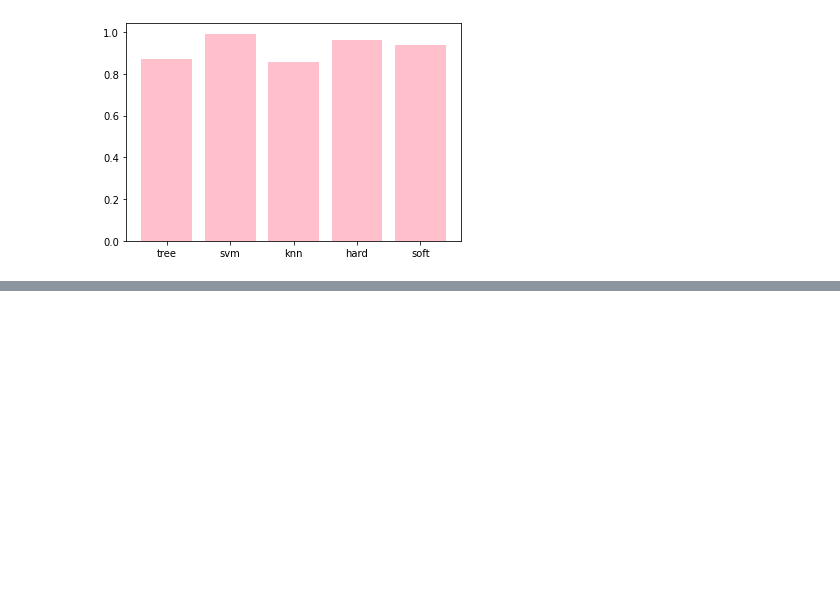
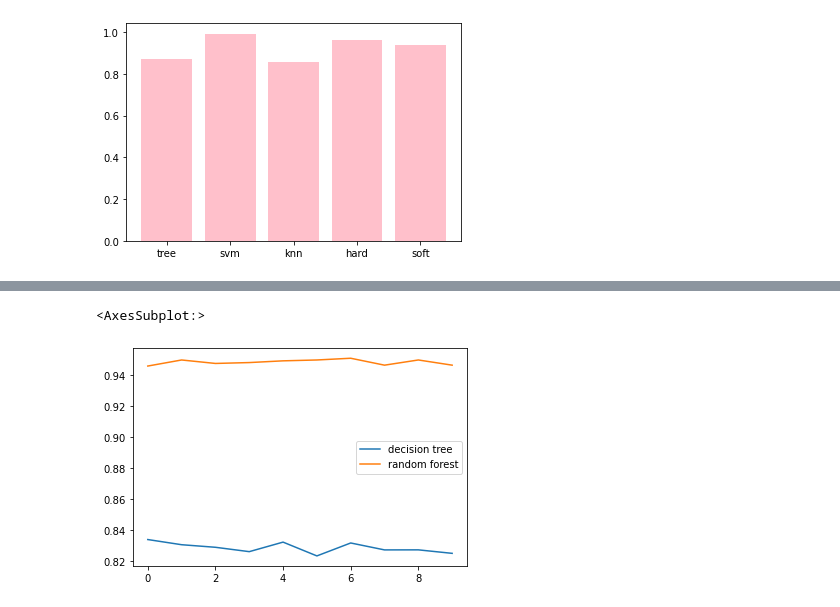
Before and after one commit to dhdmsdud/TIL, a Jupyter notebook: Machin Learning/ML_ensemble_classification[07].ipynb, the cells around one changed output, grey strips where cells are left out. Drawn from its saved outputs; the diff is of its cells as text; code cells hidden in the pictures; blank space fills up the shorter version.

```diff
--- a/Machin Learning/ML_ensemble_classification[07].ipynb
+++ b/Machin Learning/ML_ensemble_classification[07].ipynb
@@ -382,0 +394,14 @@ plt.close()
+# %%
+# cross_val_score 코드풀기 --> 시각화하기 위해서!
+# 시각화 할 필요가 없으면 ross_val_score()쓰기!
+def user_cross_validaton(classifier, features, labels) :
+    cv_scores = []
+
+    for i in range(10):
+        scores = cross_val_score(classifier, features, labels, cv=10, scoring='accuracy')
+        cv_scores.append(scores.mean())
+
+    return cv_scores
+# %%
+dt_cv_scores = user_cross_validaton(DecisionTreeClassifier(), features, labels)
+rt_cv_scores = user_cross_validaton(RandomForestClassifier(), features, labels)
@@ -382,0 +417,10 @@ plt.close()
+# %%
+# 시각화하기 위해 결과물들을 리스트에 담아놓기
+cv_list = [
+    ['decision tree', dt_cv_scores],
+    ['random forest', rt_cv_scores]
+]
+# %%
+# 보기 쉽게 dataframe형태로 바꿈
+visualDF = pd.DataFrame.from_dict(dict(cv_list))
+visualDF
@@ -382,0 +439,6 @@ plt.close()
+# %%
+# dataframe에서 바로 시각화
+visualDF.plot()
+# %% [output]
+<AxesSubplot:>
+[figure, added]
```
Also changed, not shown: parts of 8 cells of this notebook.
